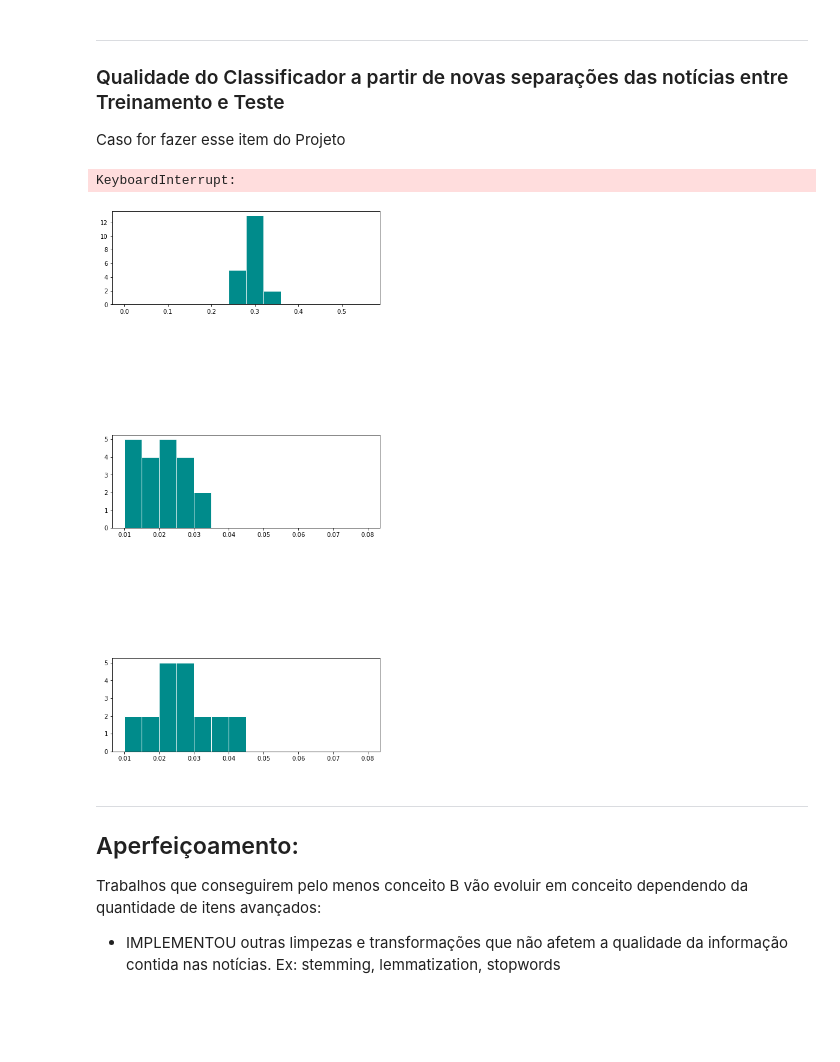
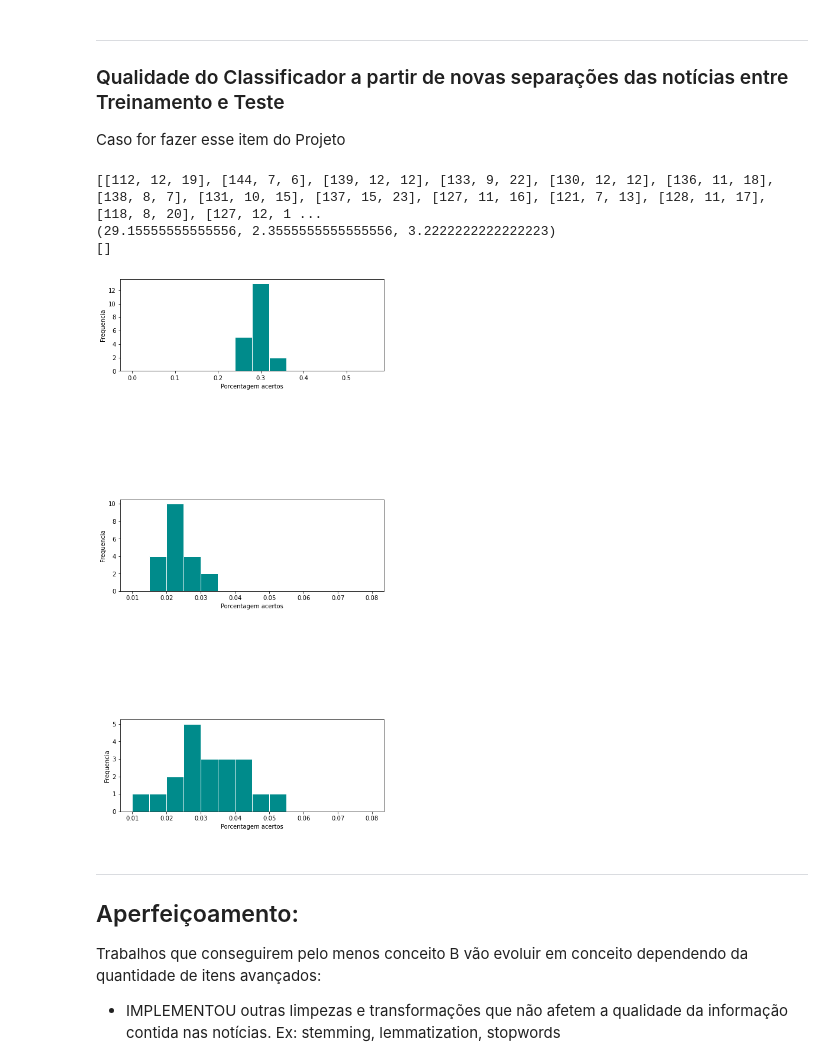
Before and after one commit to insper-classroom/22-2a-cd-p1-grupo_rodrigol5, a Jupyter notebook: notebooks/relatorio.ipynb, the cells around one changed output. Drawn from its saved outputs; the diff is of its cells as text; code cells hidden in the pictures; blank space fills up the shorter version.

```diff
--- a/notebooks/relatorio.ipynb
+++ b/notebooks/relatorio.ipynb
@@ -262,8 +265,8 @@ porcentagem_relevantes = []
 porcentagem_m_relevantes = []
 
 contador = 0
-
-while contador < 20:
+#Roda 100 vezes para testar a qualidade do classificador a partir de novas separações de notícias
+while contador < 100:
     train = pd.read_excel(filename, sheet_name = 'Treinamento')
     test = pd.read_excel(filename, sheet_name = 'Teste')
 
@@ -457,37 +460,40 @@ print(lista_essas_porcentagems)
 
 print(historico_acertos)
 # %% [output]
-KeyboardInterrupt:
+[[112, 12, 19], [144, 7, 6], [139, 12, 12], [133, 9, 22], [130, 12, 12], [136, 11, 18], [138, 8, 7], [131, 10, 15], [137, 15, 23], [127, 11, 16], [121, 7, 13], [128, 11, 17], [118, 8, 20], [127, 12, 1 ...
+(29.15555555555556, 2.3555555555555556, 3.2222222222222223)
+[]
 # %%
 acertos_irrelevantes = pd.Series(porcentagem_irrelevantes)
 acertos_relevantes = pd.Series(porcentagem_relevantes)
 acertos_m_relevantes = pd.Series(porcentagem_m_relevantes)
 
-
-# Histograma da variável renda considerando faixas de AMPLITUDES IGUAIS
 faixa1 = np.arange(0,0.6,0.04)
 faixa2 = np.arange(0.01,0.08,0.005)
 fig = plt.figure(figsize=(8, 20))
 
 plt.subplot(611)
 plt.hist(acertos_irrelevantes, bins=faixa1, color='darkcyan', edgecolor='white')
 plt.title('')
-plt.ylabel('')
+plt.ylabel('Frequencia')
+plt.xlabel('Porcentagem acertos')
 
 plt.subplot(613)
 plt.hist(acertos_relevantes, bins=faixa2, color='darkcyan', edgecolor='white')
 plt.title('')
-plt.ylabel('')
+plt.ylabel('Frequencia')
+plt.xlabel('Porcentagem acertos')
 
 plt.subplot(615)
 plt.hist(acertos_m_relevantes, bins=faixa2, color='darkcyan', edgecolor='white')
 plt.title('')
-plt.ylabel('')
+plt.ylabel('Frequencia')
+plt.xlabel('Porcentagem acertos')
 
 
 plt.show()
 # %% [output]
-[figure, old version]
+[figure, new version]
 # %% [markdown]
 ___
 ## Aperfeiçoamento:
```
Also changed, not shown: parts of 4 cells of this notebook.
